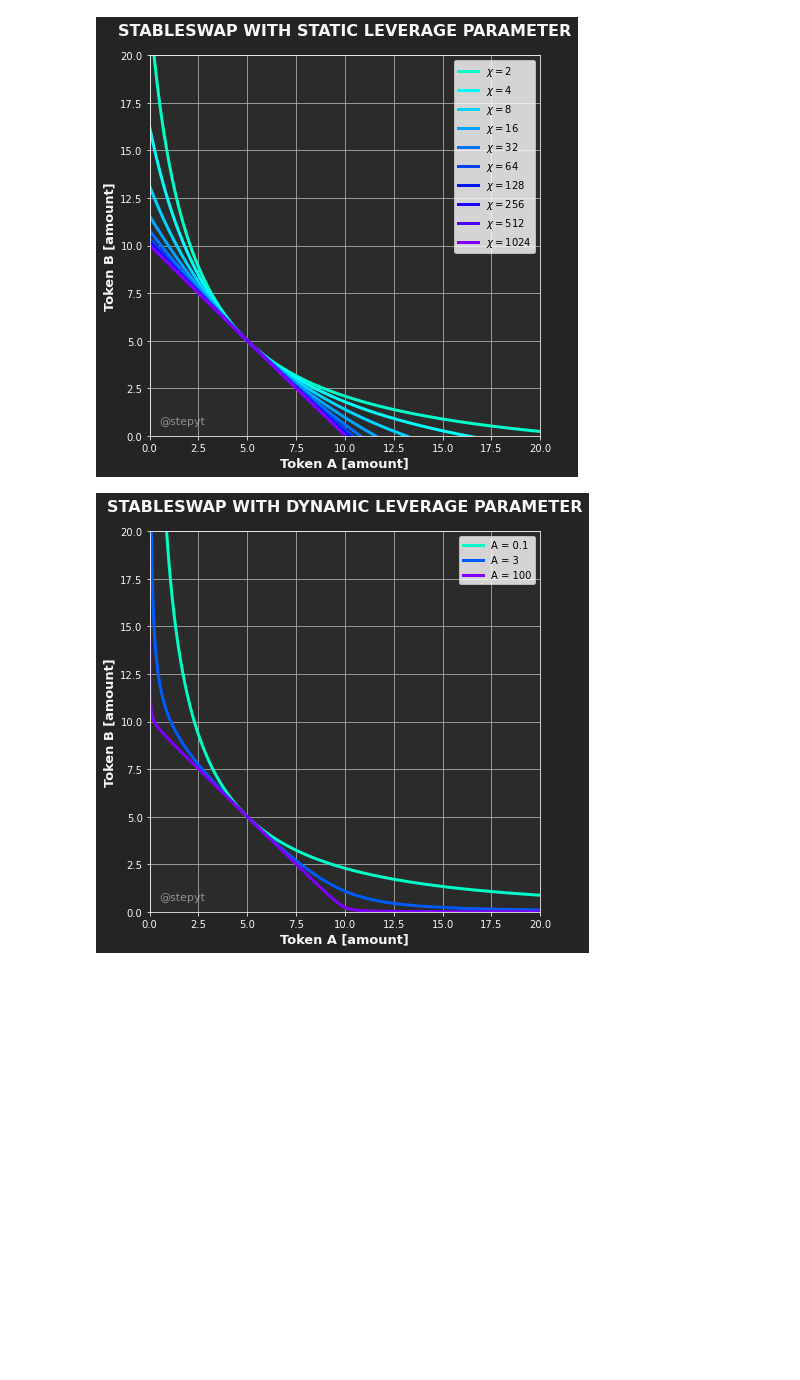
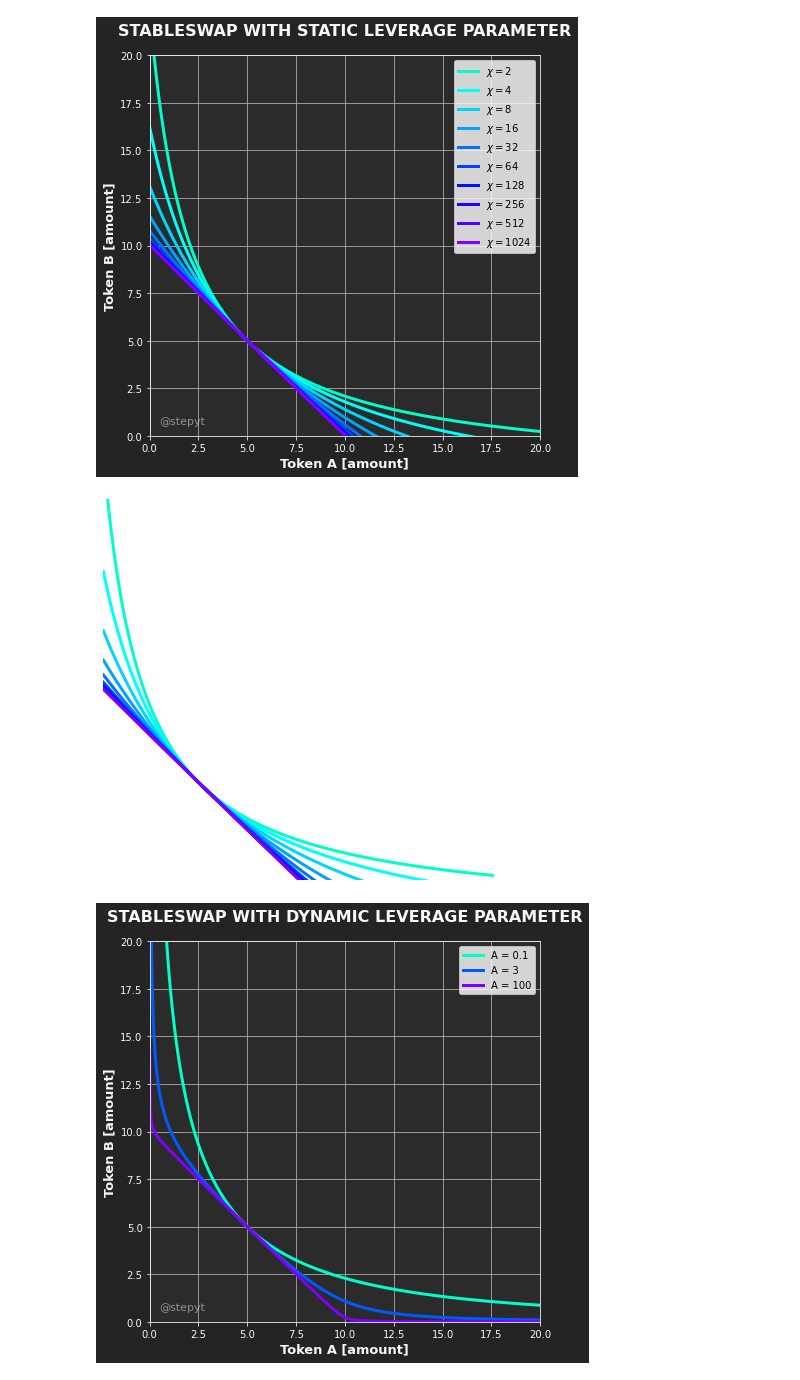
Before and after one commit to 0xstepit/automated-market-maker, a Jupyter notebook: notebooks/AMM.ipynb, the cells around one changed output. Drawn from its saved outputs; the diff is of its cells as text; code cells hidden in the pictures; blank space fills up the shorter version.

Commit message:
Updated plots

```diff
--- a/notebooks/AMM.ipynb
+++ b/notebooks/AMM.ipynb
@@ -45,6 +45,11 @@ title = 'Stableswap with static leverage parameter'
 make_plot(data, title, 20, legend, save_fig=True, fig_title='stableswap-static.png')
 # %% [output]
 [figure]
+# %%
+# This plot is made just for my personal landing page https://stepyt.github.io/
+make_plot_just_line(data, title, 20, legend, save_fig=True, fig_title='stableswap-static-transparent.png')
+# %% [output]
+[figure, added]
 # %%
 legend = []
 data = []
```
Also changed, not shown: parts of 2 cells of this notebook, 3 other files.
